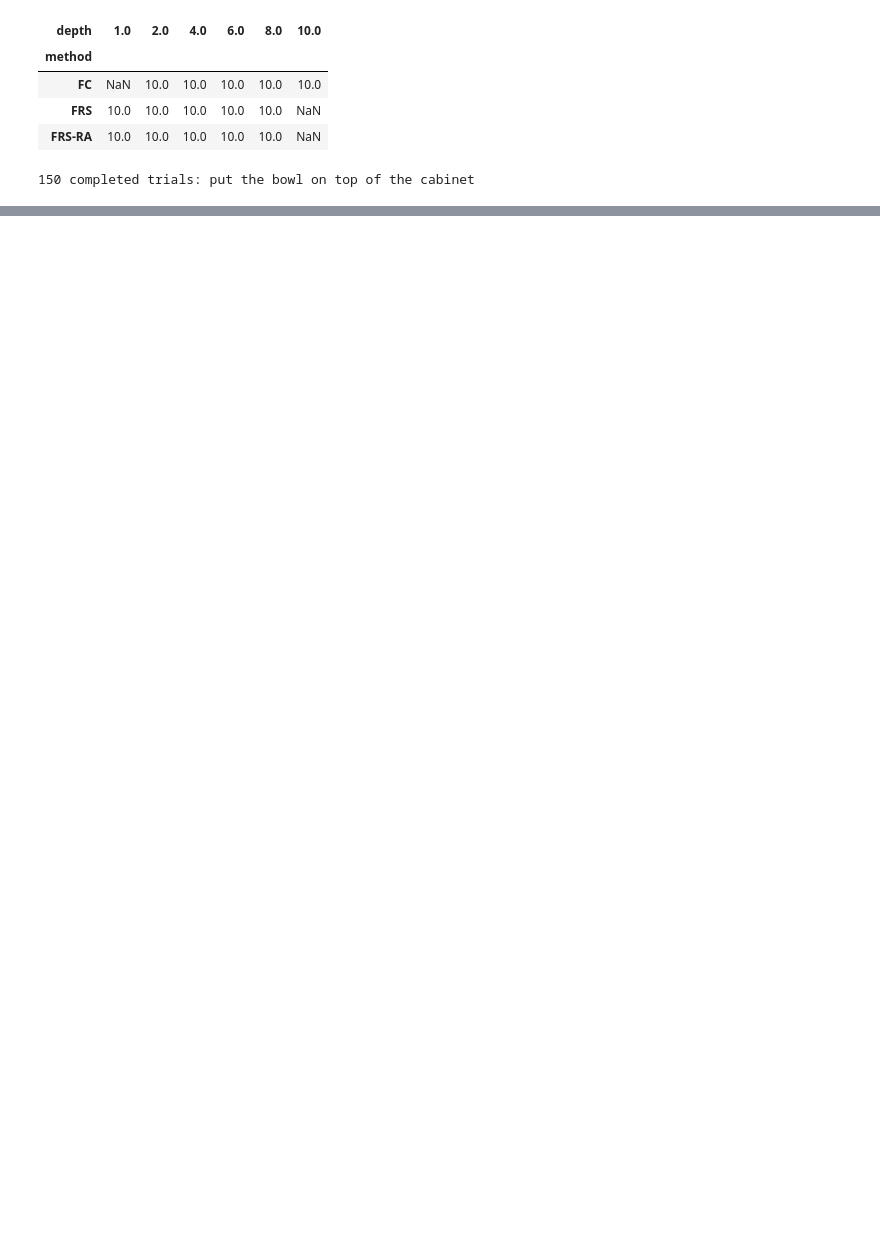
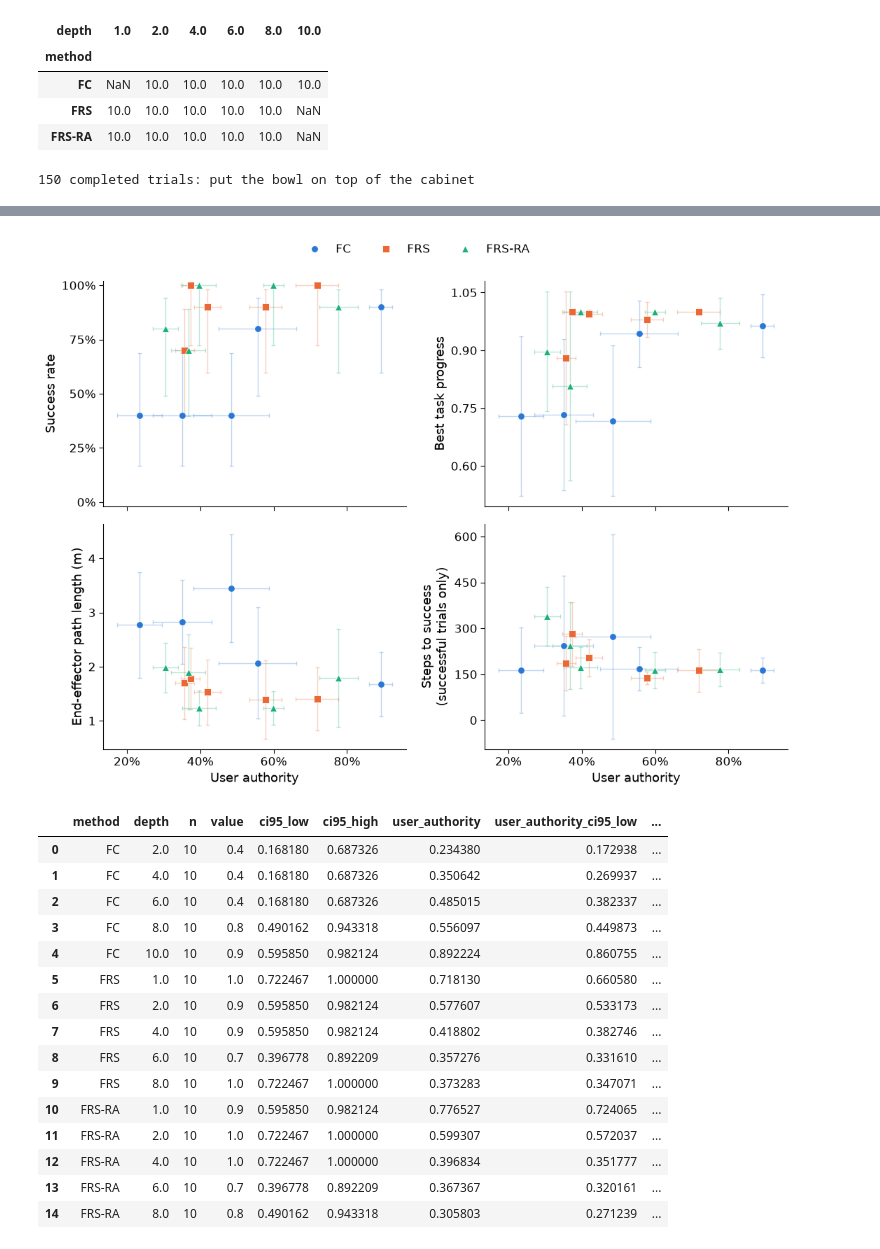
Before and after one commit to ricebcilab/lerobot, a Jupyter notebook: examples/pi05/libero_shared_autonomy/notebooks/analyze_human_pilot.ipynb, the cells around one changed output, grey strips where cells are left out. Cells and saved outputs as stored; diff of their text form; code cells hidden in the pictures; blank space fills up the shorter version.

Commit message:
Update notebook visualization

```diff
--- a/examples/pi05/libero_shared_autonomy/notebooks/analyze_human_pilot.ipynb
+++ b/examples/pi05/libero_shared_autonomy/notebooks/analyze_human_pilot.ipynb
@@ -62,19 +90,3 @@ print(f"{len(trials)} completed trials: {trials.task_description.iloc[0]}")
 | FRS | 10.0 | 10.0 | 10.0 | 10.0 | 10.0 | NaN |
 | FRS-RA | 10.0 | 10.0 | 10.0 | 10.0 | 10.0 | NaN |
 150 completed trials: put the bowl on top of the cabinet
-# %%
-task = int(trials.task_id.iloc[0])
-title = f"Human pilot — task {task}: {trials.task_description.iloc[0]}"
-if not complete:
-    title += " (partial)"
-export = ROOT / "figures"
-export.mkdir(exist_ok=True)
-fig, ax = plt.subplots(figsize=(8, 4.5))
-curve = analyze.plot_metric(trials, ax, "success", title=title)
-fig.tight_layout()
-fig.savefig(export / f"success_vs_authority{suffix}.png", dpi=220, bbox_inches="tight")
-fig.savefig(export / f"success_vs_authority{suffix}.svg", bbox_inches="tight")
-curve.to_csv(export / f"success_vs_authority{suffix}.csv", index=False)
-plt.show()
-display(curve)
-print(f"Saved PNG, SVG, and CSV to {export}")
@@ -110,0 +105,35 @@ fewer than 6 discordant pairs cannot reach 0.05.
+# %%
+panels = ["success", "progress_max", "path_length", "time_to_success"]
+fig, axes = plt.subplots(2, 2, figsize=(11, 8), sharex=True)
+tables = [
+    analyze.plot_metric(metrics, ax, m, legend=False) for m, ax in zip(panels, axes.ravel(), strict=True)
+]
+for ax in axes[0]:
+    ax.set_xlabel("")
+axes[1, 1].set_ylabel("Steps to success\n(successful trials only)")
+handles, labels = axes[0, 0].get_legend_handles_labels()
+fig.legend(handles, labels, loc="upper center", ncol=len(labels), bbox_to_anchor=(0.5, 1.01))
+fig.tight_layout(rect=(0, 0, 1, 0.95))
+fig.savefig(export / f"outcomes_vs_authority{suffix}.png", dpi=220, bbox_inches="tight")
+fig.savefig(export / f"outcomes_vs_authority{suffix}.svg", bbox_inches="tight")
+pd.concat(tables, keys=panels, names=["metric"]).to_csv(export / f"outcomes_vs_authority{suffix}.csv")
+plt.show()
+display(tables[0])
+# %% [output]
+[figure, added]
+|  | method | depth | n | value | ci95_low | ci95_high | user_authority | user_authority_ci95_low | ... |
+| 0 | FC | 2.0 | 10 | 0.4 | 0.168180 | 0.687326 | 0.234380 | 0.172938 | ... |
+| 1 | FC | 4.0 | 10 | 0.4 | 0.168180 | 0.687326 | 0.350642 | 0.269937 | ... |
+| 2 | FC | 6.0 | 10 | 0.4 | 0.168180 | 0.687326 | 0.485015 | 0.382337 | ... |
+| 3 | FC | 8.0 | 10 | 0.8 | 0.490162 | 0.943318 | 0.556097 | 0.449873 | ... |
+| 4 | FC | 10.0 | 10 | 0.9 | 0.595850 | 0.982124 | 0.892224 | 0.860755 | ... |
+| 5 | FRS | 1.0 | 10 | 1.0 | 0.722467 | 1.000000 | 0.718130 | 0.660580 | ... |
+| 6 | FRS | 2.0 | 10 | 0.9 | 0.595850 | 0.982124 | 0.577607 | 0.533173 | ... |
+| 7 | FRS | 4.0 | 10 | 0.9 | 0.595850 | 0.982124 | 0.418802 | 0.382746 | ... |
+| 8 | FRS | 6.0 | 10 | 0.7 | 0.396778 | 0.892209 | 0.357276 | 0.331610 | ... |
+| 9 | FRS | 8.0 | 10 | 1.0 | 0.722467 | 1.000000 | 0.373283 | 0.347071 | ... |
+| 10 | FRS-RA | 1.0 | 10 | 0.9 | 0.595850 | 0.982124 | 0.776527 | 0.724065 | ... |
+| 11 | FRS-RA | 2.0 | 10 | 1.0 | 0.722467 | 1.000000 | 0.599307 | 0.572037 | ... |
+| 12 | FRS-RA | 4.0 | 10 | 1.0 | 0.722467 | 1.000000 | 0.396834 | 0.351777 | ... |
+| 13 | FRS-RA | 6.0 | 10 | 0.7 | 0.396778 | 0.892209 | 0.367367 | 0.320161 | ... |
+| 14 | FRS-RA | 8.0 | 10 | 0.8 | 0.490162 | 0.943318 | 0.305803 | 0.271239 | ... |
```
Also changed, not shown: parts of 17 cells of this notebook, 3 other files.
